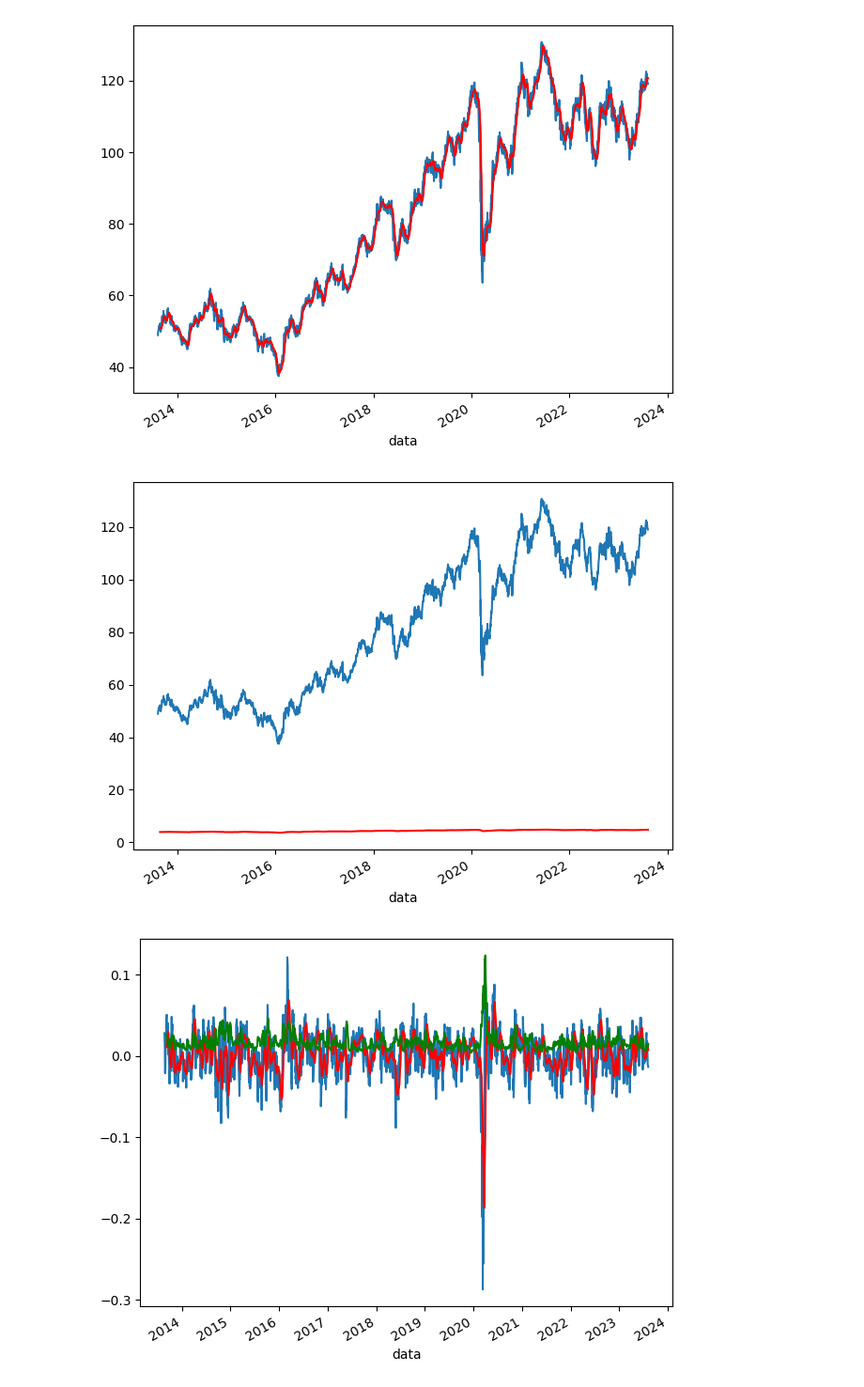
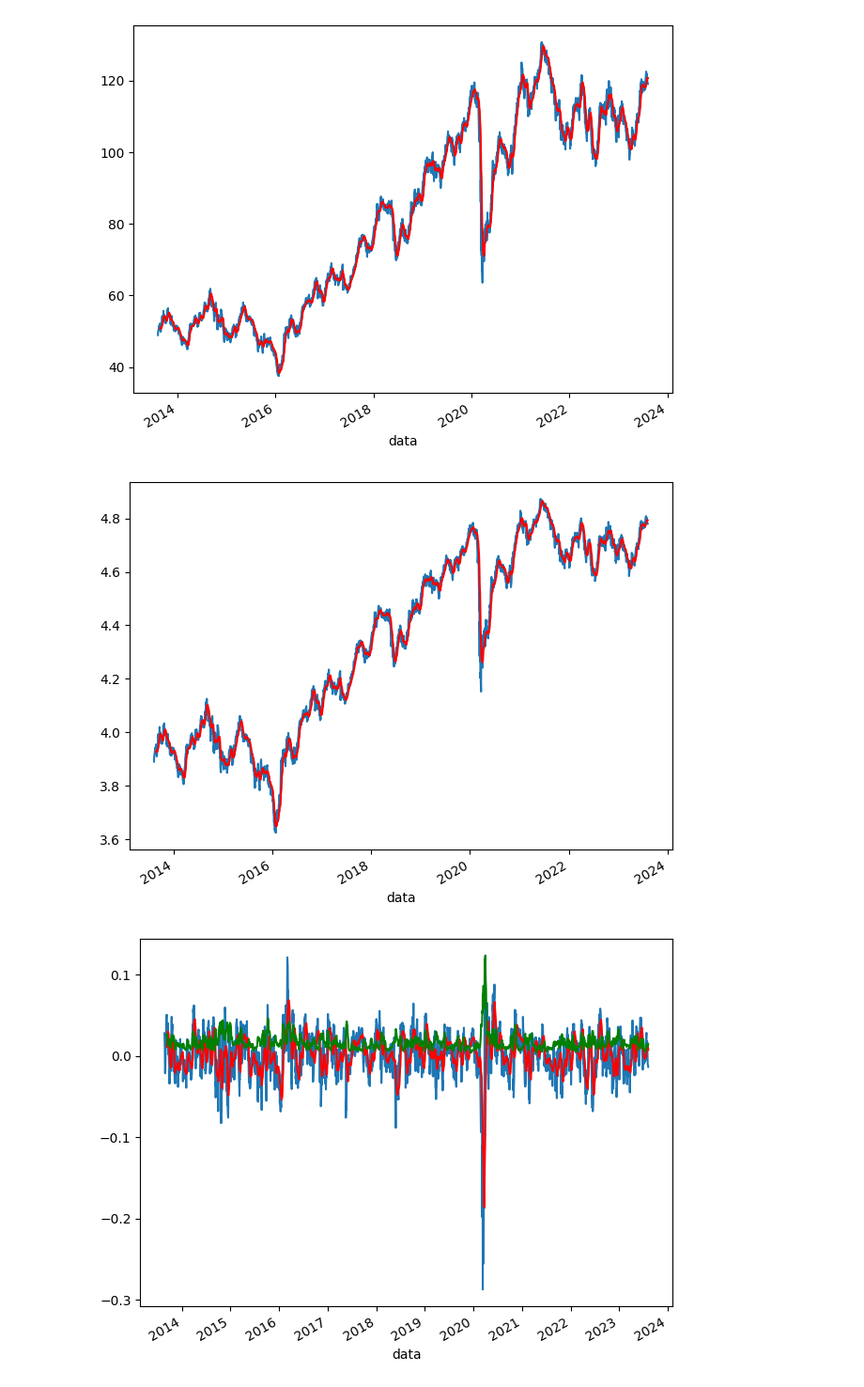
Before and after one commit to jorgeplatero/postech_techchallenge_fase_2, a Jupyter notebook: notebook.ipynb, the cells around one changed output. Shown at 94% size. Drawn from its saved outputs; the diff is of its cells as text; code cells hidden in the pictures.

```diff
--- a/notebook.ipynb
+++ b/notebook.ipynb
@@ -277,13 +240,13 @@ plt.tight_layout()
 # %%
 df_log = np.log(df)
 ma_log = df_log.rolling(12).mean()
 
 f, ax = plt.subplots()
-df.plot(ax = ax, legend = False)
+df_log.plot(ax = ax, legend = False)
 ma_log.plot(ax = ax, legend = False, color = 'r')
 plt.tight_layout()
 # %% [output]
-[figure, old version]
+[figure, new version]
 # %%
 df_s = (df_log - ma_log).dropna()
 ma_s = df_s.rolling(12).mean()
```
Also changed, not shown: parts of 9 cells of this notebook.
